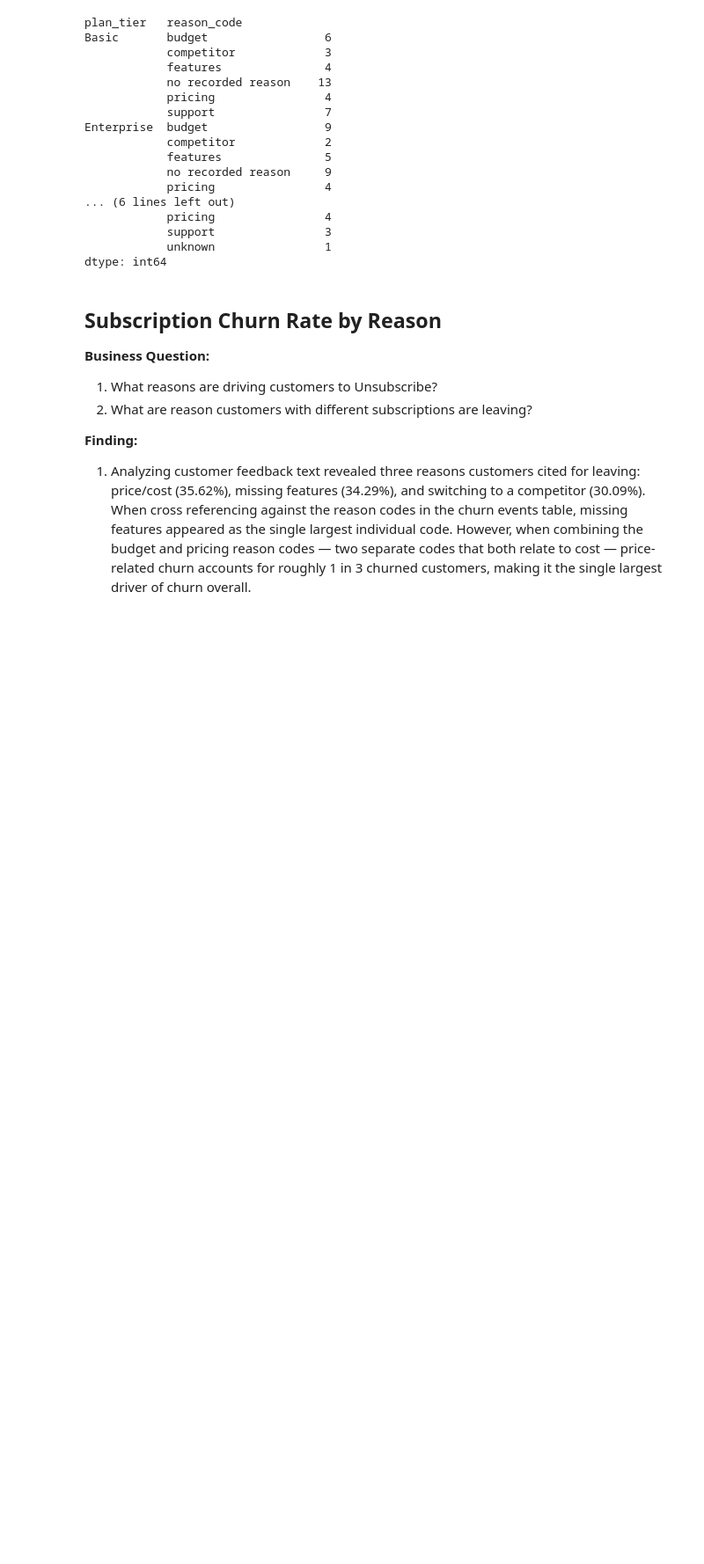
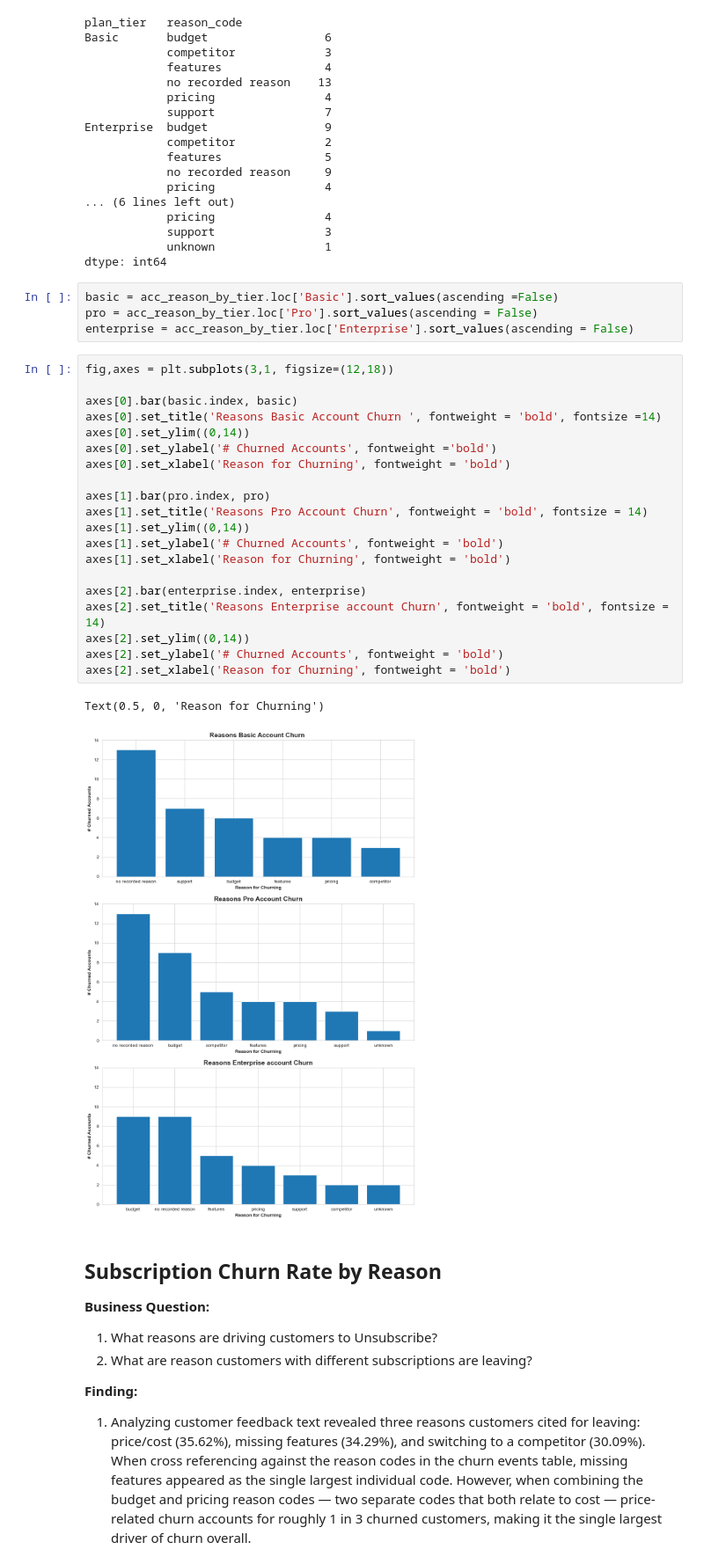
Before and after one commit to christianrm0821/saas-churn-analysis, a Jupyter notebook: saas_case_study/saas_case_study.ipynb, the cells around one changed output. Shown at 88% size. Drawn from its saved outputs; the diff is of its cells as text; blank space fills up the shorter version.

Commit message:
basic, enterprise, and pro churn account reason bar graphs

```diff
--- a/saas_case_study/saas_case_study.ipynb
+++ b/saas_case_study/saas_case_study.ipynb
@@ -245,6 +251,33 @@ Enterprise  budget                 9
             support                3
             unknown                1
 dtype: int64
+# %%
+basic = acc_reason_by_tier.loc['Basic'].sort_values(ascending =False)
+pro = acc_reason_by_tier.loc['Pro'].sort_values(ascending = False)
+enterprise = acc_reason_by_tier.loc['Enterprise'].sort_values(ascending = False)
+# %%
+fig,axes = plt.subplots(3,1, figsize=(12,18))
+
+axes[0].bar(basic.index, basic)
+axes[0].set_title('Reasons Basic Account Churn ', fontweight = 'bold', fontsize =14)
+axes[0].set_ylim((0,14))
+axes[0].set_ylabel('# Churned Accounts', fontweight ='bold')
+axes[0].set_xlabel('Reason for Churning', fontweight = 'bold')
+
+axes[1].bar(pro.index, pro)
+axes[1].set_title('Reasons Pro Account Churn', fontweight = 'bold', fontsize = 14)
+axes[1].set_ylim((0,14))
+axes[1].set_ylabel('# Churned Accounts', fontweight = 'bold')
+axes[1].set_xlabel('Reason for Churning', fontweight = 'bold')
+
+axes[2].bar(enterprise.index, enterprise)
+axes[2].set_title('Reasons Enterprise account Churn', fontweight = 'bold', fontsize = 14)
+axes[2].set_ylim((0,14))
+axes[2].set_ylabel('# Churned Accounts', fontweight = 'bold')
+axes[2].set_xlabel('Reason for Churning', fontweight = 'bold')
+# %% [output]
+Text(0.5, 0, 'Reason for Churning')
+[figure, added]
 # %% [markdown]
 ## Subscription Churn Rate by Reason
 
```
Also changed, not shown: parts of 3 cells of this notebook.
